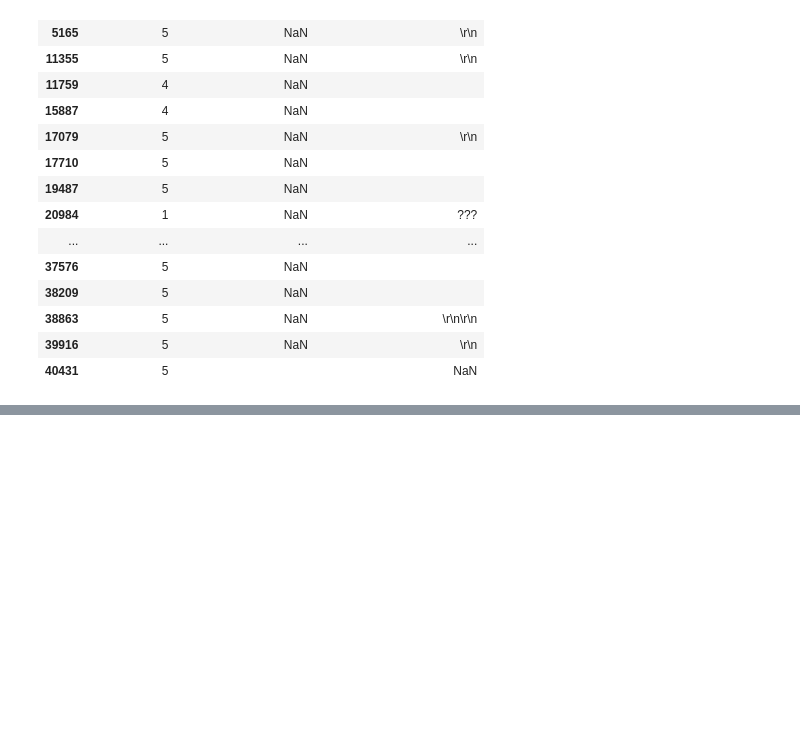
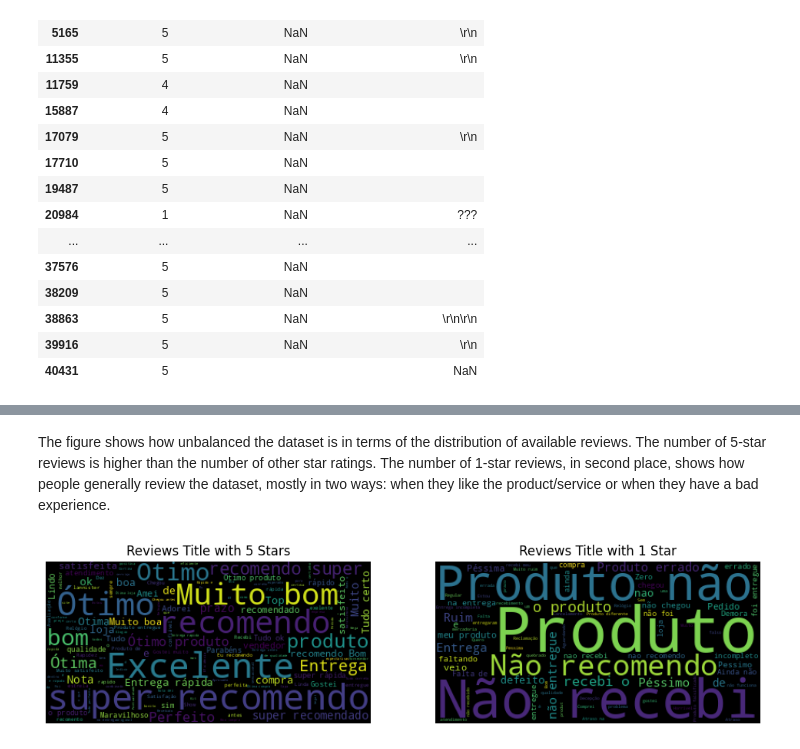
Before and after one commit to AndersonIvanildo/star-classifier-predictor, a Jupyter notebook: notebooks/classifier_reviews.ipynb, the cells around one changed output, grey strips where cells are left out. Cells and saved outputs as stored; diff of their text form; code cells hidden in the pictures; blank space fills up the shorter version.

```diff
--- a/notebooks/classifier_reviews.ipynb
+++ b/notebooks/classifier_reviews.ipynb
@@ -191,0 +195,20 @@ memory usage: 1000.6+ KB
+# %% [markdown]
+The figure shows how unbalanced the dataset is in terms of the distribution of available reviews. The number of 5-star reviews is higher than the number of other star ratings. The number of 1-star reviews, in second place, shows how people generally review the dataset, mostly in two ways: when they like the product/service or when they have a bad experience.
+# %%
+from wordcloud import WordCloud
+
+positive_title = " ".join(olist_dataset_reviews[olist_dataset_reviews['review_score'] == 5]['review_comment_title'].fillna(""))
+negative_title = " ".join(olist_dataset_reviews[olist_dataset_reviews['review_score'] == 1]['review_comment_title'].fillna(""))
+
+fig, ax = plt.subplots(1, 2, figsize=(12, 6))
+ax[0].imshow(WordCloud(background_color='black').generate(positive_title))
+ax[0].set_title("Reviews Title with 5 Stars")
+ax[0].axis('off')
+
+ax[1].imshow(WordCloud(background_color='black').generate(negative_title))
+ax[1].set_title("Reviews Title with 1 Star")
+ax[1].axis('off')
+
+plt.show()
+# %% [output]
+[figure, added]
```
Also changed, not shown: parts of 10 cells of this notebook.
